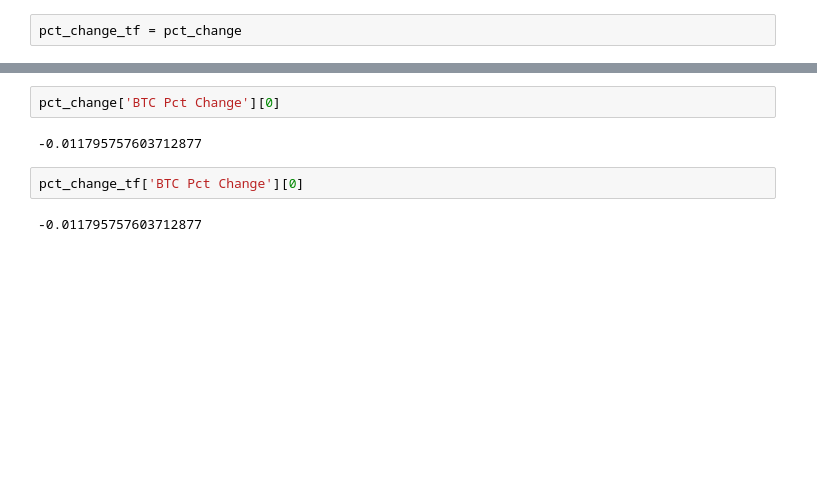
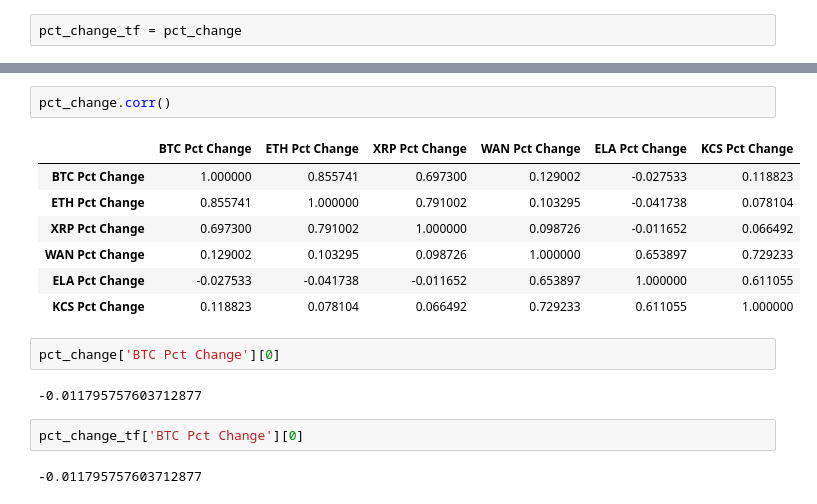
Before and after one commit to kevzha/CryptoAnalysis, a Jupyter notebook: Pct_change_df.ipynb, the cells around one changed output, grey strips where cells are left out. Drawn from its saved outputs; the diff is of its cells as text; blank space fills up the shorter version.

```diff
--- a/Pct_change_df.ipynb
+++ b/Pct_change_df.ipynb
@@ -58,3 +91,13 @@ pct_change_tf = pct_change
+# %%
+pct_change.corr()
+# %% [output]
+|  | BTC Pct Change | ETH Pct Change | XRP Pct Change | WAN Pct Change | ELA Pct Change | KCS Pct Change |
+| BTC Pct Change | 1.000000 | 0.855741 | 0.697300 | 0.129002 | -0.027533 | 0.118823 |
+| ETH Pct Change | 0.855741 | 1.000000 | 0.791002 | 0.103295 | -0.041738 | 0.078104 |
+| XRP Pct Change | 0.697300 | 0.791002 | 1.000000 | 0.098726 | -0.011652 | 0.066492 |
+| WAN Pct Change | 0.129002 | 0.103295 | 0.098726 | 1.000000 | 0.653897 | 0.729233 |
+| ELA Pct Change | -0.027533 | -0.041738 | -0.011652 | 0.653897 | 1.000000 | 0.611055 |
+| KCS Pct Change | 0.118823 | 0.078104 | 0.066492 | 0.729233 | 0.611055 | 1.000000 |
 # %%
 pct_change['BTC Pct Change'][0]
 # %% [output]
```
Also changed, not shown: parts of 10 cells of this notebook.
